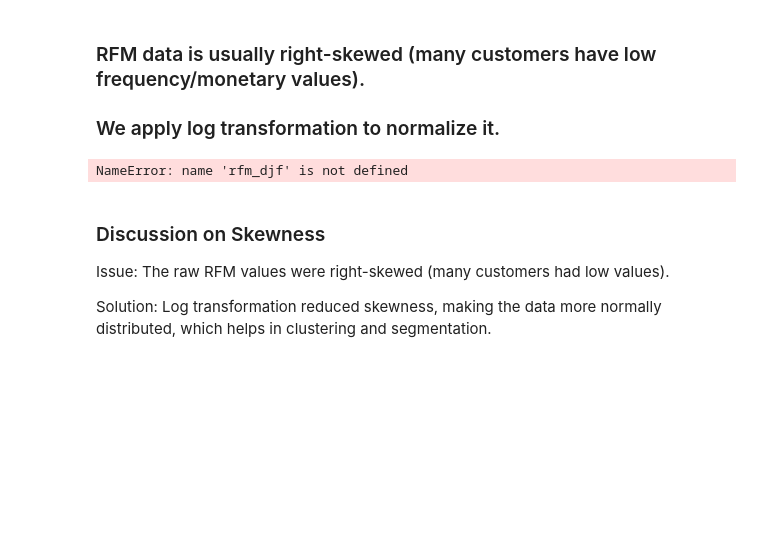
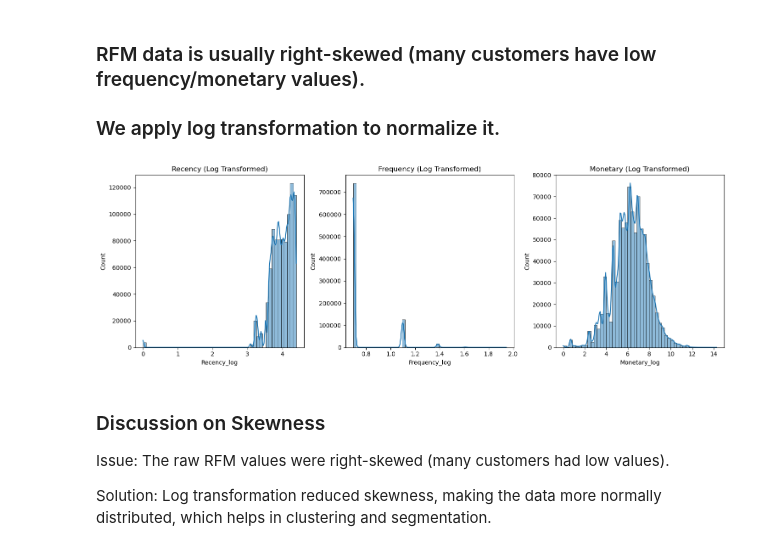
Before and after one commit to Phoenix1454/Data_warehousing_coursework_2, a Jupyter notebook: Data_preprocessing.ipynb, the cells around one changed output. Drawn from its saved outputs; the diff is of its cells as text; code cells hidden in the pictures; blank space fills up the shorter version.

```diff
--- a/Data_preprocessing.ipynb
+++ b/Data_preprocessing.ipynb
@@ -218,27 +226,27 @@ plt.show()
 # %%
 import numpy as np
 
 # Apply log transformation to reduce skewness
 rfm_df['Recency_log'] = np.log1p(rfm_df['Recency'])
 rfm_df['Frequency_log'] = np.log1p(rfm_df['Frequency'])
-rfm_df['Monetary_log'] = np.log1p(rfm_djf['Monetary'])
+rfm_df['Monetary_log'] = np.log1p(rfm_df['Monetary'])
 
 # Plot transformed distributions
 fig, axes = plt.subplots(1, 3, figsize=(15, 5))
 
 sns.histplot(rfm_df['Recency_log'], bins=50, kde=True, ax=axes[0])
 axes[0].set_title("Recency (Log Transformed)")
 
 sns.histplot(rfm_df['Frequency_log'], bins=50, kde=True, ax=axes[1])
 axes[1].set_title("Frequency (Log Transformed)")
 
 sns.histplot(rfm_df['Monetary_log'], bins=50, kde=True, ax=axes[2])
 axes[2].set_title("Monetary (Log Transformed)")
 
 plt.tight_layout()
 plt.show()
 # %% [output]
-NameError: name 'rfm_djf' is not defined
+[figure, added]
 # %% [markdown]
 ### Discussion on Skewness
 Issue: The raw RFM values were right-skewed (many customers had low values).
```
Also changed, not shown: parts of 5 cells of this notebook, 1 other file.
